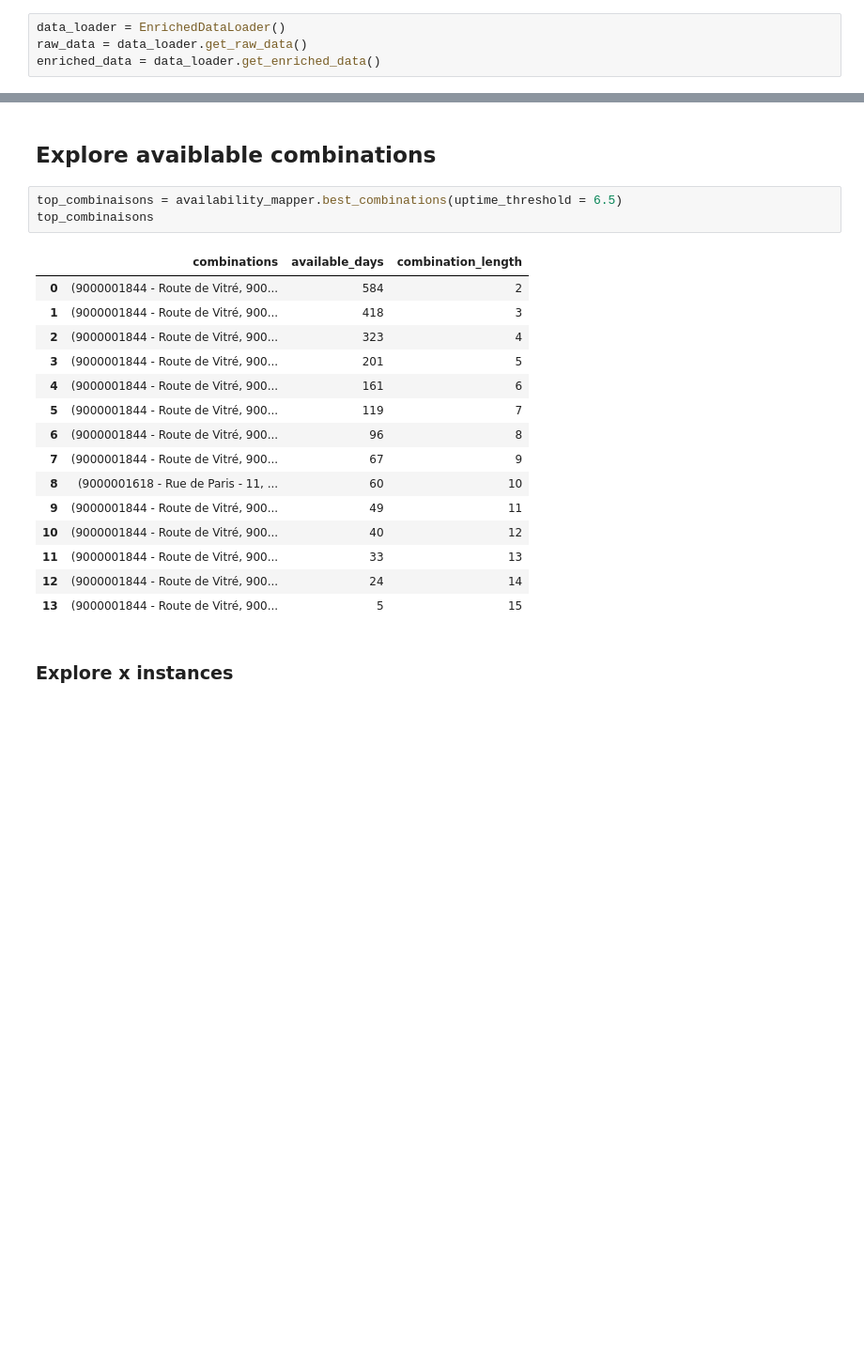
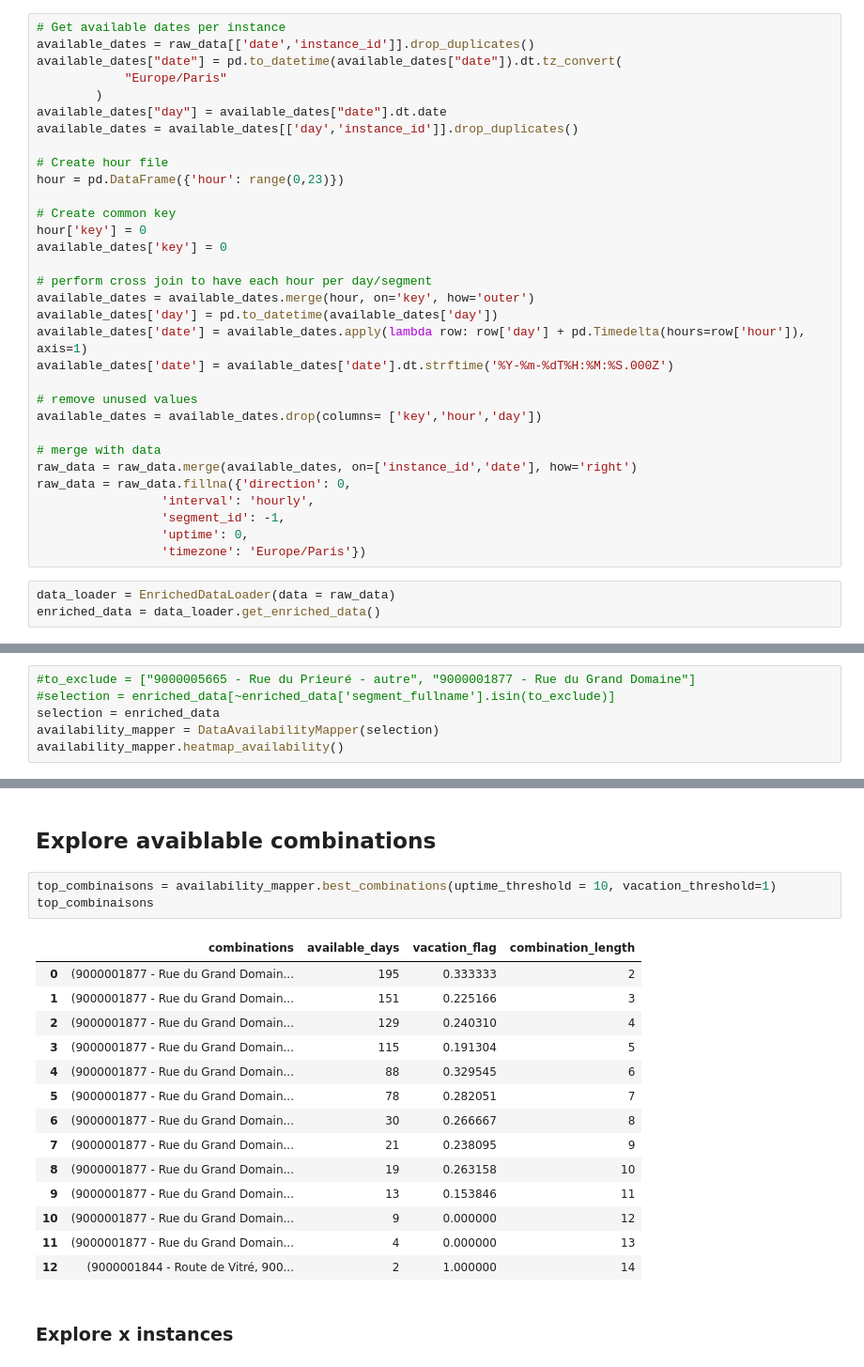
Before and after one commit to KetsiaGuichard/telraam-analysis, a Jupyter notebook: data_quality.ipynb, the cells around one changed output, grey strips where cells are left out. Shown at 94% size. Saved outputs shown, nothing was run; the diff lists cells and outputs as text; blank space fills up the shorter version.

```diff
--- a/data_quality.ipynb
+++ b/data_quality.ipynb
@@ -53,4 +64,35 @@ bimensual_locator = mdates.WeekdayLocator(byweekday=mdates.MO, interval=2) #mond
+# %%
+# Get available dates per instance
+available_dates = raw_data[['date','instance_id']].drop_duplicates()
+available_dates["date"] = pd.to_datetime(available_dates["date"]).dt.tz_convert(
+            "Europe/Paris"
+        )
+available_dates["day"] = available_dates["date"].dt.date
+available_dates = available_dates[['day','instance_id']].drop_duplicates()
+
+# Create hour file
+hour = pd.DataFrame({'hour': range(0,23)})
+
+# Create common key
+hour['key'] = 0
+available_dates['key'] = 0
+
+# perform cross join to have each hour per day/segment
+available_dates = available_dates.merge(hour, on='key', how='outer')
+available_dates['day'] = pd.to_datetime(available_dates['day'])
+available_dates['date'] = available_dates.apply(lambda row: row['day'] + pd.Timedelta(hours=row['hour']), axis=1)
+available_dates['date'] = available_dates['date'].dt.strftime('%Y-%m-%dT%H:%M:%S.000Z')
+
+# remove unused values
+available_dates = available_dates.drop(columns= ['key','hour','day'])
+
+# merge with data
+raw_data = raw_data.merge(available_dates, on=['instance_id','date'], how='right')
+raw_data = raw_data.fillna({'direction': 0,
+                 'interval': 'hourly',
+                 'segment_id': -1,
+                 'uptime': 0,
+                 'timezone': 'Europe/Paris'})
 # %%
-data_loader = EnrichedDataLoader()
-raw_data = data_loader.get_raw_data()
+data_loader = EnrichedDataLoader(data = raw_data)
 enriched_data = data_loader.get_enriched_data()
@@ -63,0 +250,6 @@ availability_mapper.heatmap_availability()
+# %%
+#to_exclude = ["9000005665 - Rue du Prieuré - autre", "9000001877 - Rue du Grand Domaine"]
+#selection = enriched_data[~enriched_data['segment_fullname'].isin(to_exclude)]
+selection = enriched_data
+availability_mapper = DataAvailabilityMapper(selection)
+availability_mapper.heatmap_availability()
@@ -73,24 +267,23 @@ availability_mapper.evolution_sum_uptime(sensors)
 # %% [markdown]
 ## Explore avaiblable combinations
 # %%
-top_combinaisons = availability_mapper.best_combinations(uptime_threshold = 6.5)
+top_combinaisons = availability_mapper.best_combinations(uptime_threshold = 10, vacation_threshold=1)
 top_combinaisons
 # %% [output]
-|  | combinations | available_days | combination_length |
-| 0 | (9000001844 - Route de Vitré, 900... | 584 | 2 |
-| 1 | (9000001844 - Route de Vitré, 900... | 418 | 3 |
-| 2 | (9000001844 - Route de Vitré, 900... | 323 | 4 |
-| 3 | (9000001844 - Route de Vitré, 900... | 201 | 5 |
-| 4 | (9000001844 - Route de Vitré, 900... | 161 | 6 |
-| 5 | (9000001844 - Route de Vitré, 900... | 119 | 7 |
-| 6 | (9000001844 - Route de Vitré, 900... | 96 | 8 |
-| 7 | (9000001844 - Route de Vitré, 900... | 67 | 9 |
-| 8 | (9000001618 - Rue de Paris - 11, ... | 60 | 10 |
-| 9 | (9000001844 - Route de Vitré, 900... | 49 | 11 |
-| 10 | (9000001844 - Route de Vitré, 900... | 40 | 12 |
-| 11 | (9000001844 - Route de Vitré, 900... | 33 | 13 |
-| 12 | (9000001844 - Route de Vitré, 900... | 24 | 14 |
-| 13 | (9000001844 - Route de Vitré, 900... | 5 | 15 |
+|  | combinations | available_days | vacation_flag | combination_length |
+| 0 | (9000001877 - Rue du Grand Domain... | 195 | 0.333333 | 2 |
+| 1 | (9000001877 - Rue du Grand Domain... | 151 | 0.225166 | 3 |
+| 2 | (9000001877 - Rue du Grand Domain... | 129 | 0.240310 | 4 |
+| 3 | (9000001877 - Rue du Grand Domain... | 115 | 0.191304 | 5 |
+| 4 | (9000001877 - Rue du Grand Domain... | 88 | 0.329545 | 6 |
+| 5 | (9000001877 - Rue du Grand Domain... | 78 | 0.282051 | 7 |
+| 6 | (9000001877 - Rue du Grand Domain... | 30 | 0.266667 | 8 |
+| 7 | (9000001877 - Rue du Grand Domain... | 21 | 0.238095 | 9 |
+| 8 | (9000001877 - Rue du Grand Domain... | 19 | 0.263158 | 10 |
+| 9 | (9000001877 - Rue du Grand Domain... | 13 | 0.153846 | 11 |
+| 10 | (9000001877 - Rue du Grand Domain... | 9 | 0.000000 | 12 |
+| 11 | (9000001877 - Rue du Grand Domain... | 4 | 0.000000 | 13 |
+| 12 | (9000001844 - Route de Vitré, 900... | 2 | 1.000000 | 14 |
 # %% [markdown]
 ### Explore x instances
 # %%
```
Also changed, not shown: parts of 31 cells of this notebook, 7 other files.
